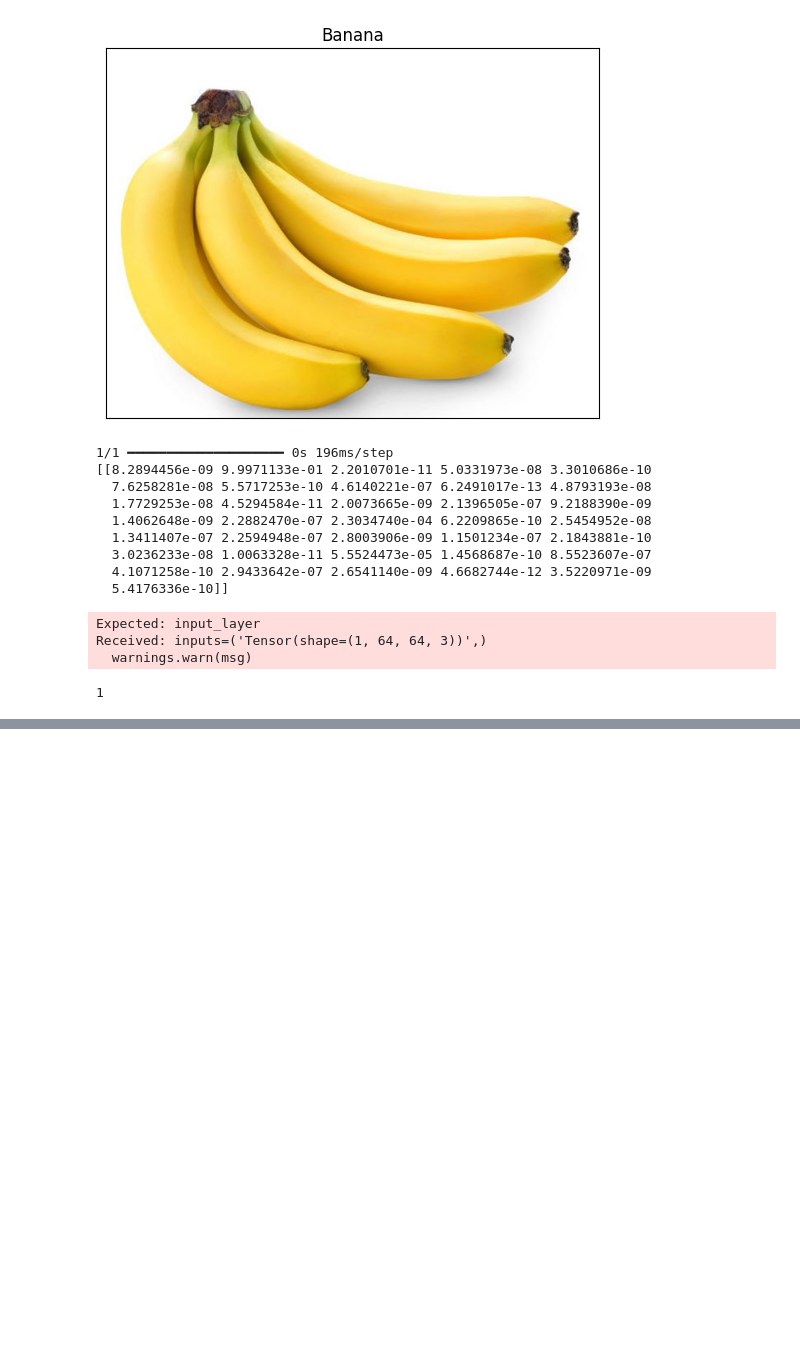
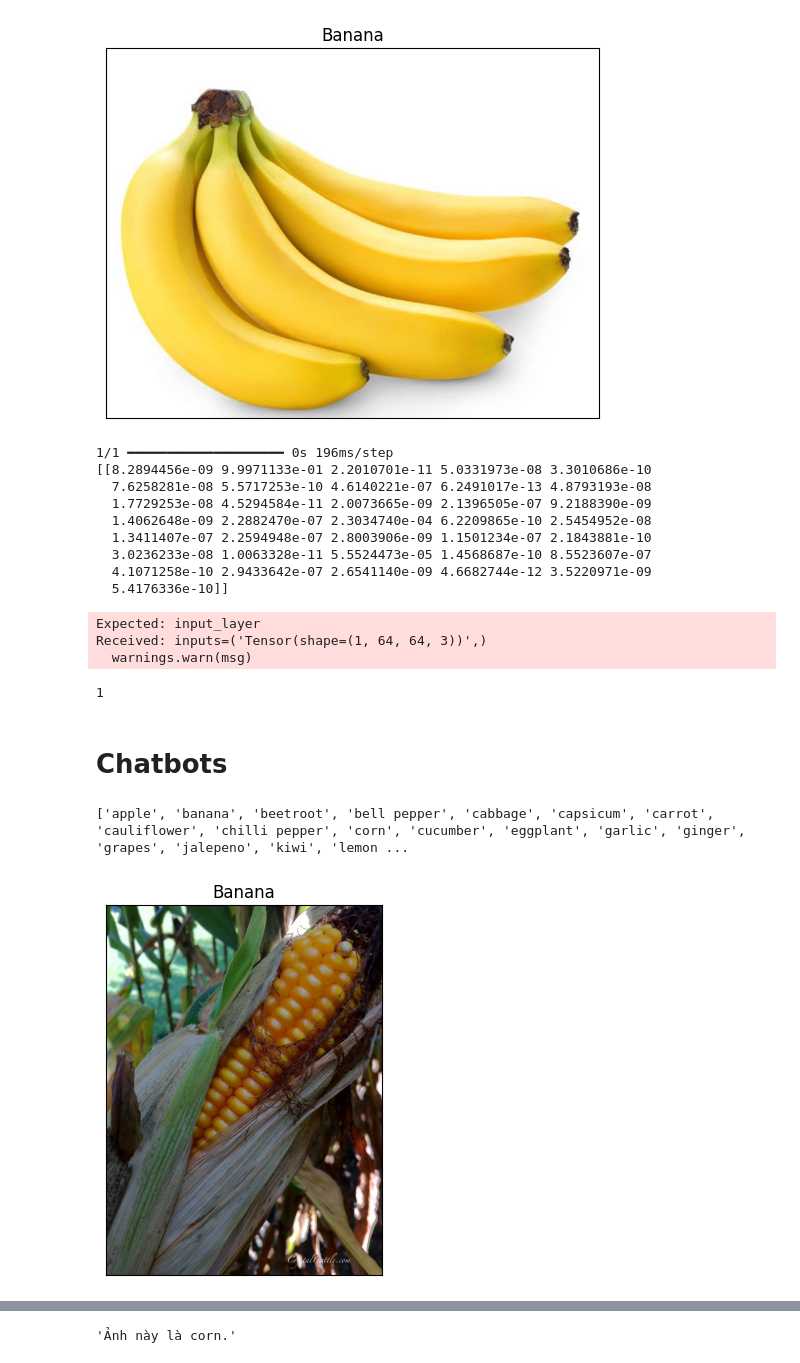
Before and after one commit to vuhoangviet0808/kaggle_project, a Jupyter notebook: Food_detection/Fruit_and_Vegetable_detection.ipynb, the cells around one changed output, grey strips where cells are left out. Cells and saved outputs as stored; diff of their text form; code cells hidden in the pictures; blank space fills up the shorter version.

```diff
--- a/Food_detection/Fruit_and_Vegetable_detection.ipynb
+++ b/Food_detection/Fruit_and_Vegetable_detection.ipynb
@@ -351,3 +351,33 @@ index_result = np.argmax(predictions)
 print(index_result)
 # %% [output]
 1
+# %% [markdown]
+# Chatbots
+# %%
+label_names = validation_set.class_names
+print(label_names)
+# %% [output]
+['apple', 'banana', 'beetroot', 'bell pepper', 'cabbage', 'capsicum', 'carrot', 'cauliflower', 'chilli pepper', 'corn', 'cucumber', 'eggplant', 'garlic', 'ginger', 'grapes', 'jalepeno', 'kiwi', 'lemon ...
+# %%
+def chatbot_image_classifier(image_path, model, label_names):
+    img = cv2.imread(image_path)
+    img = cv2.cvtColor(img, cv2.COLOR_BGR2RGB)
+    plt.imshow(img)
+    plt.title('Banana')
+    plt.xticks([])
+    plt.yticks([])
+    plt.show()
+    image = tf.keras.preprocessing.image.load_img(image_path, target_size=(64, 64))
+    input_arr = tf.keras.preprocessing.image.img_to_array(image)
+    input_arr = np.expand_dims(input_arr, axis=0)
+
+
+    predictions = model.predict(input_arr)
+    predicted_index = np.argmax(predictions)
+    predicted_label = label_names[predicted_index]
+
+    return f"Ảnh này là {predicted_label}."
+# %%
+chatbot_image_classifier('/content/test/corn/Image_10.jpg',model, label_names)
+# %% [output]
+[figure, added]
@@ -353,0 +385 @@ print(index_result)
+'Ảnh này là corn.'
```
Also changed, not shown: parts of 1 cell of this notebook.
